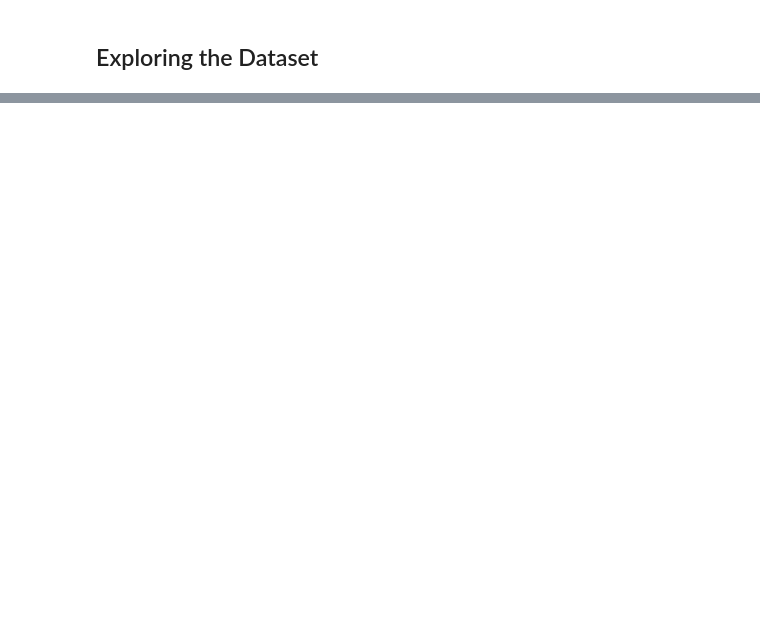
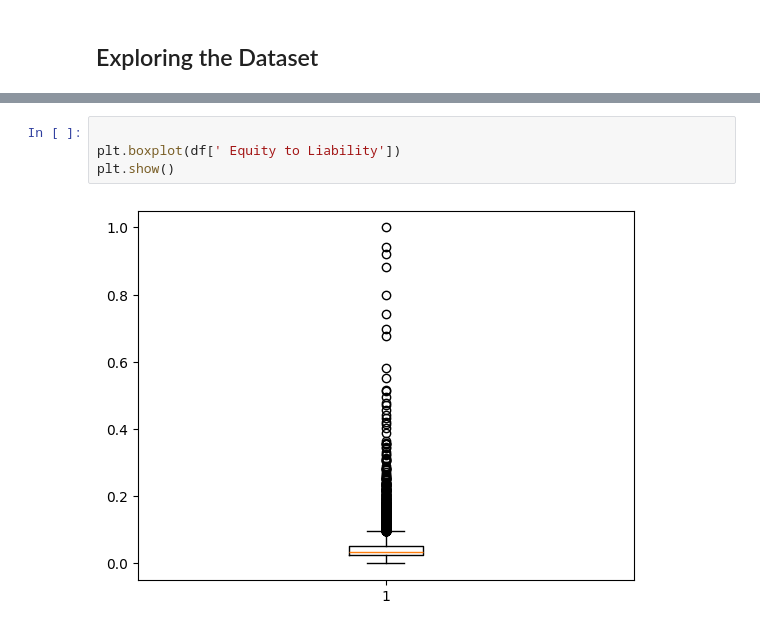
Before and after one commit to suchirmm/predictive_ml_, a Jupyter notebook: company_failure_prediction.ipynb, the cells around one changed output, grey strips where cells are left out. Drawn from its saved outputs; the diff is of its cells as text; blank space fills up the shorter version.

```diff
--- a/company_failure_prediction.ipynb
+++ b/company_failure_prediction.ipynb
@@ -56,0 +123,6 @@ plt.show()
+# %%
+
+plt.boxplot(df[' Equity to Liability'])
+plt.show()
+# %% [output]
+[figure, added]
```
Also changed, not shown: parts of 10 cells of this notebook.
